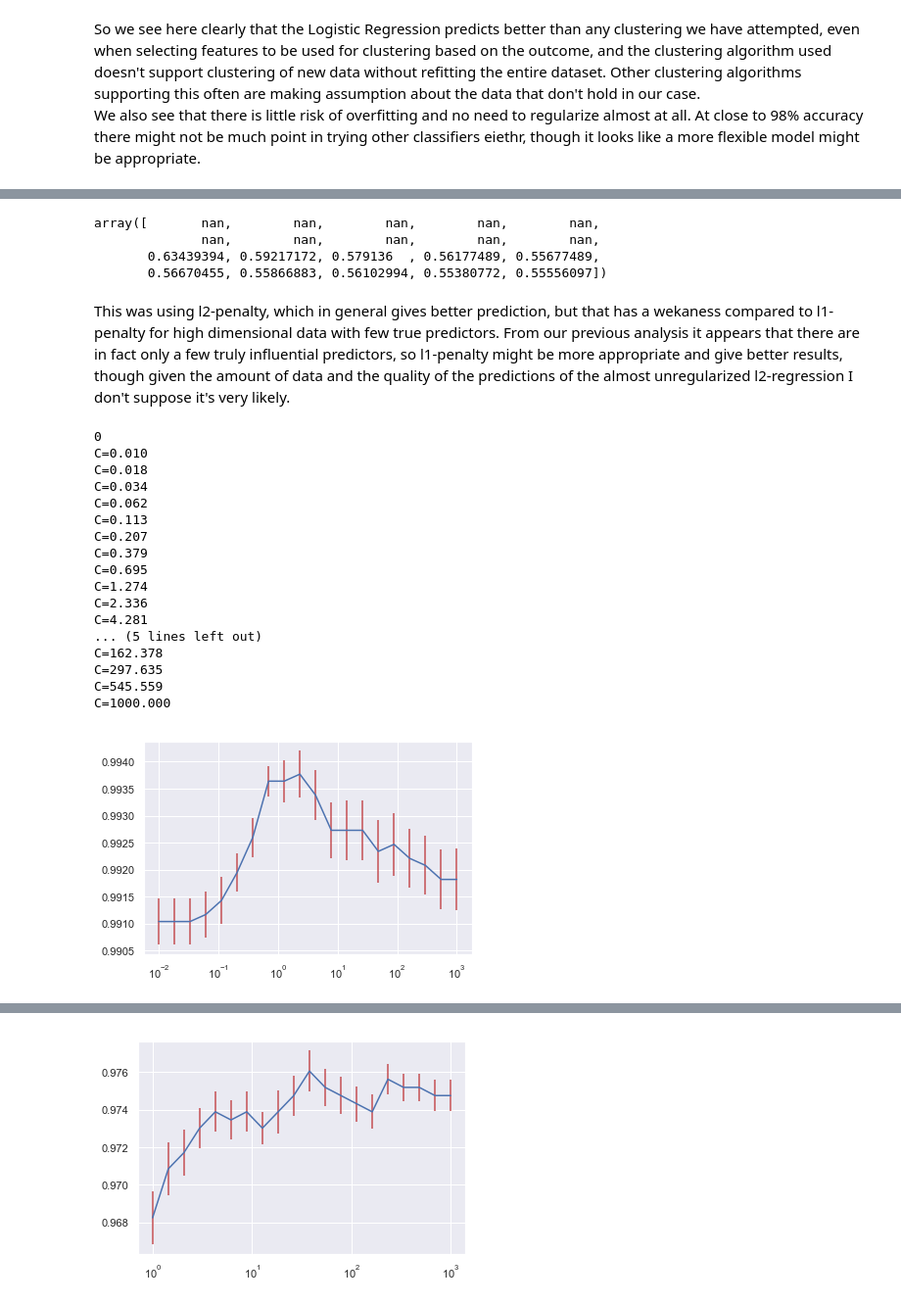
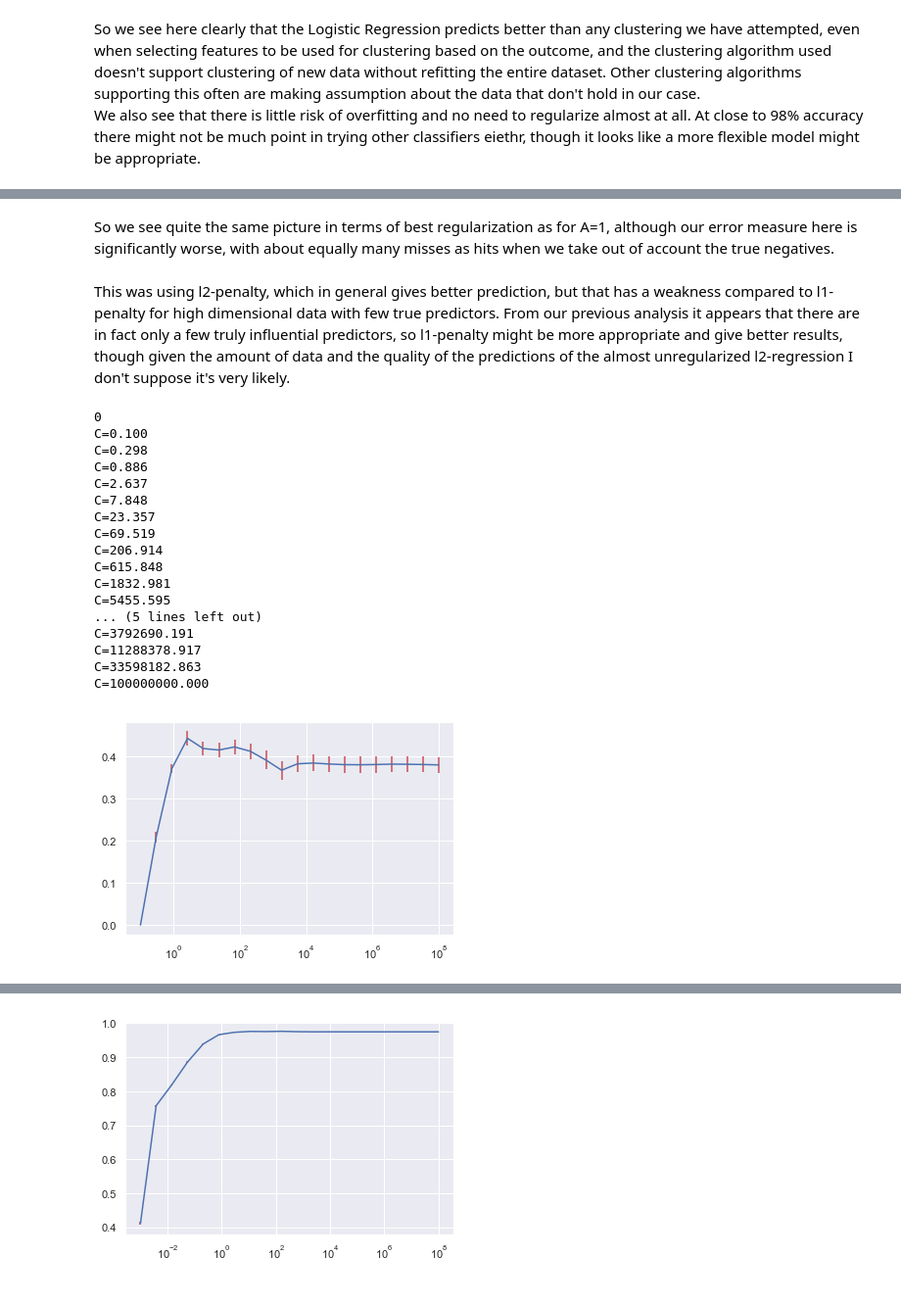
Before and after one commit to aleksaw/ml-society-science, a Jupyter notebook: src/project-2/Project2-submission.ipynb, the cells around one changed output, grey strips where cells are left out. Shown: that part at 98% size. Cells and saved outputs as stored; diff of their text form; code cells hidden in the pictures.

```diff
--- a/src/project-2/Project2-submission.ipynb
+++ b/src/project-2/Project2-submission.ipynb
@@ -796,10 +797,17 @@ from sklearn.metrics import matthews_corrcoef
 from sklearn.model_selection import RepeatedStratifiedKFold
+# %%
+def acc_rr(y_pred, y_te):
+    tp = (y_pred&yte).sum()
+    fp = ((y_pred==1)&(y_te==0)).sum()
+    fn = ((y_pred==0)&(y_te==1)).sum()
+    # If there are no 1's in either array we get no result, but then it's a match.
+    return (tp / (tp+fp+fn)) if (tp+fp+fn)>0 else 1
 # %%
 X_A1 = X_sc[(A==0).values[:,0],:]
 Y_A1 = Y.iloc[(A==0).values[:,0],].values.ravel()
-n_repeats = 5
+n_repeats = 20
 n_folds = 10
-Cs = np.logspace(-3,3,20)
+Cs = np.logspace(0,4,20)
 accuracies = np.zeros(len(Cs))
 deviations = np.zeros(len(Cs))
 for i, c in enumerate(Cs):
@@ -807,11 +815,11 @@ for i, c in enumerate(Cs):
     accuracy = np.zeros(n_folds * n_repeats)
     j = 0
     rskf = RepeatedStratifiedKFold(n_splits=n_folds, n_repeats=n_repeats)
-    for train, test in rskf.split(X_A1, Y_A1):
+    for train, test in rskf.split(X_A1, Y_A1, Y_A1):
         Xtr, ytr = (X_A1[train,], Y_A1[train])
         Xte, yte = (X_A1[test,], Y_A1[test])
         y_pred = LogisticRegression(C=c).fit(Xtr, ytr).predict(Xte)
-        accuracy[j] = matthews_corrcoef(y_pred, yte)
+        accuracy[j] = acc_rr(y_pred, yte)
         j += 1
     accuracies[i] = np.mean(accuracy)
     deviations[i] = stats.sem(accuracy)
@@ -844,56 +852,51 @@ plt.xscale('log')
-# %%
-accuracies
-# %% [output]
-array([       nan,        nan,        nan,        nan,        nan,
-              nan,        nan,        nan,        nan,        nan,
-       0.63439394, 0.59217172, 0.579136  , 0.56177489, 0.55677489,
-       0.56670455, 0.55866883, 0.56102994, 0.55380772, 0.55556097])
+# %% [markdown]
+So we see quite the same picture in terms of best regularization as for A=1, although our error measure here is significantly worse, with about equally many misses as hits when we take out of account the true negatives.
 # %% [markdown]
-This was using l2-penalty, which in general gives better prediction, but that has a wekaness compared to l1-penalty for high dimensional data with few true predictors. From our previous analysis it appears that there are in fact only a few truly influential predictors, so l1-penalty might be more appropriate and give better results, though given the amount of data and the quality of the predictions of the almost unregularized l2-regression I don't suppose it's very likely.
+This was using l2-penalty, which in general gives better prediction, but that has a weakness compared to l1-penalty for high dimensional data with few true predictors. From our previous analysis it appears that there are in fact only a few truly influential predictors, so l1-penalty might be more appropriate and give better results, though given the amount of data and the quality of the predictions of the almost unregularized l2-regression I don't suppose it's very likely.
 # %%
-n_repeats = 5
+n_repeats = 10
 n_folds = 10
-Cs = [np.logspace(-2,3,20), np.logspace(0,3,20)]
-measure = (accuracy_score, )
+Cs = [np.logspace(-1,8,20), np.logspace(-3,8,20)]
+measure = (acc_rr, accuracy_score)
 for a in (0,1):
     print(a)
     X_A1 = X_sc[(A==a).values[:,0],:]
     Y_A1 = Y.iloc[(A==a).values[:,0],].values.ravel()
     accuracies = np.zeros(len(Cs[a]))
     deviations = np.zeros(len(Cs[a]))
     for i, c in enumerate(Cs[a]):
         print(f"C={c:.3f}")
         accuracy = np.zeros(n_folds * n_repeats)
         j = 0
         for _ in range(n_repeats):
             for train, test in KFold(n_splits=n_folds).split(X_A1):
                 Xtr, ytr = (X_A1[train,], Y_A1[train])
                 Xte, yte = (X_A1[test,], Y_A1[test])
-                y_pred = LogisticRegression(C=c).fit(Xtr, ytr).predict(Xte)
-                accuracy[j] = accuracy_score(y_pred, yte)
+                y_pred = LogisticRegression(C=c, penalty='l1').fit(Xtr, ytr).predict(Xte)
+                accuracy[j] = measure[a](y_pred, yte)
                 j += 1
         accuracies[i] = np.mean(accuracy)
         deviations[i] = stats.sem(accuracy)
     plt.errorbar(Cs[a], accuracies, yerr=deviations, ecolor='r')
     plt.xscale('log')
     plt.show()
 # %% [output]
 0
-C=0.010
-C=0.018
-C=0.034
-C=0.062
-C=0.113
-C=0.207
-C=0.379
-C=0.695
-C=1.274
-C=2.336
-C=4.281
+C=0.100
+C=0.298
+C=0.886
+C=2.637
+C=7.848
+C=23.357
+C=69.519
+C=206.914
+C=615.848
+C=1832.981
+C=5455.595
 ... (5 lines left out)
-C=162.378
-C=297.635
-C=545.559
-C=1000.000
+C=3792690.191
+C=11288378.917
+C=33598182.863
+C=100000000.000
-[figure, old version]
+[figure, new version]
 1
@@ -916 +919 @@ C=1000.000
-[figure, old version]
+[figure, new version]
```
Also changed, not shown: parts of 25 cells of this notebook, 1 other file.
